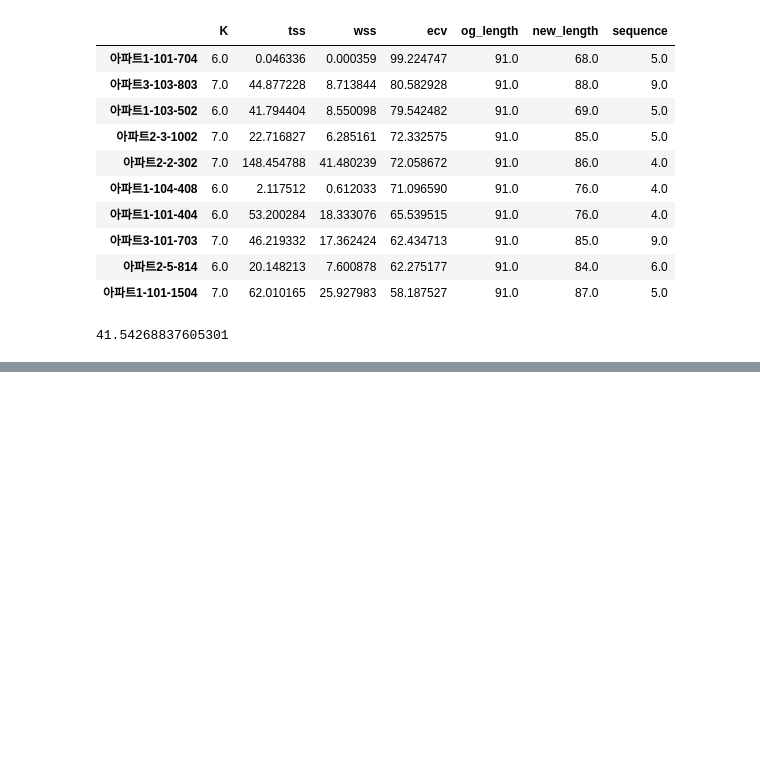
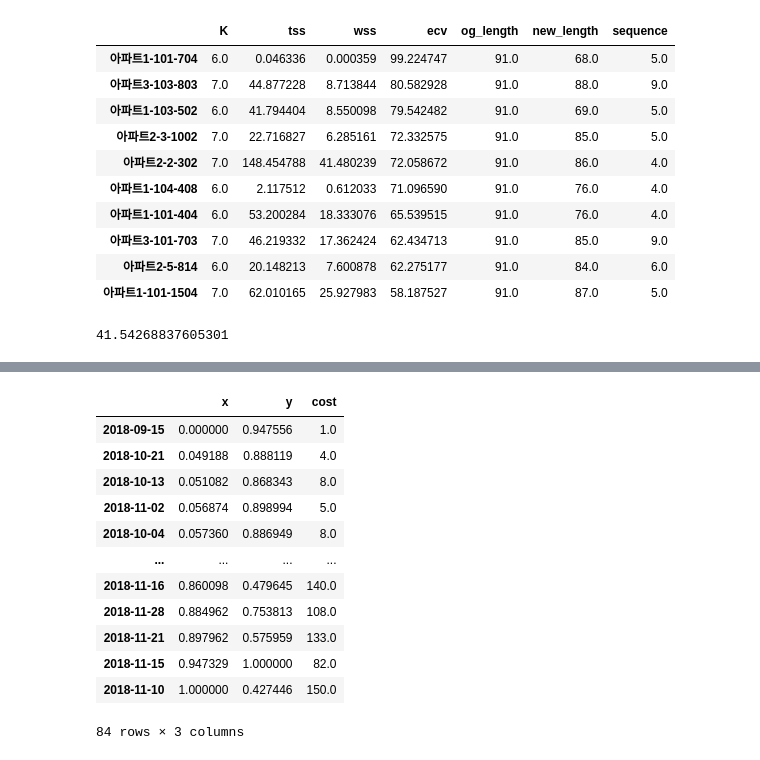
Before and after one commit to formegusto/kmeans-for-timeseries, a Jupyter notebook: UtilsTest.ipynb, the cells around one changed output, grey strips where cells are left out. Saved outputs shown, nothing was run; the diff lists cells and outputs as text; code cells hidden in the pictures; blank space fills up the shorter version.

```diff
--- a/UtilsTest.ipynb
+++ b/UtilsTest.ipynb
@@ -275,0 +323,16 @@ tss_transition['ecv'].mean()
+# %%
+dr_datas.sort_values(by=['x','y'], ascending=[True, False])
+# %% [output]
+|  | x | y | cost |
+| 2018-09-15 | 0.000000 | 0.947556 | 1.0 |
+| 2018-10-21 | 0.049188 | 0.888119 | 4.0 |
+| 2018-10-13 | 0.051082 | 0.868343 | 8.0 |
+| 2018-11-02 | 0.056874 | 0.898994 | 5.0 |
+| 2018-10-04 | 0.057360 | 0.886949 | 8.0 |
+| ... | ... | ... | ... |
+| 2018-11-16 | 0.860098 | 0.479645 | 140.0 |
+| 2018-11-28 | 0.884962 | 0.753813 | 108.0 |
+| 2018-11-21 | 0.897962 | 0.575959 | 133.0 |
+| 2018-11-15 | 0.947329 | 1.000000 | 82.0 |
+| 2018-11-10 | 1.000000 | 0.427446 | 150.0 |
+84 rows × 3 columns
```
Also changed, not shown: parts of 1 cell of this notebook, 1 other file.
